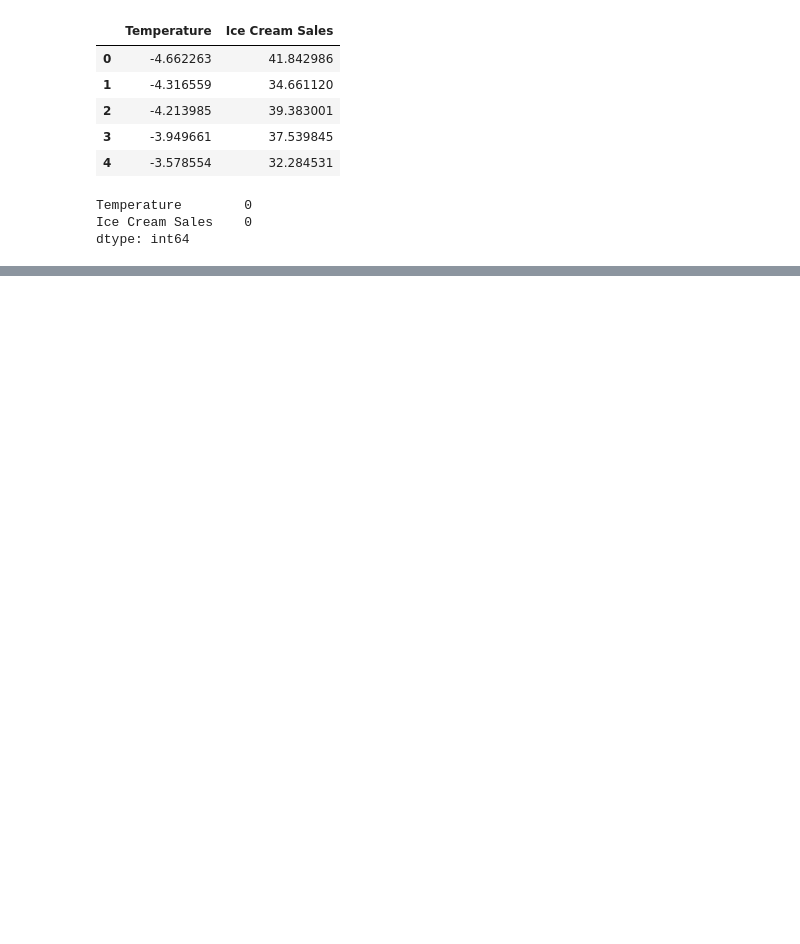
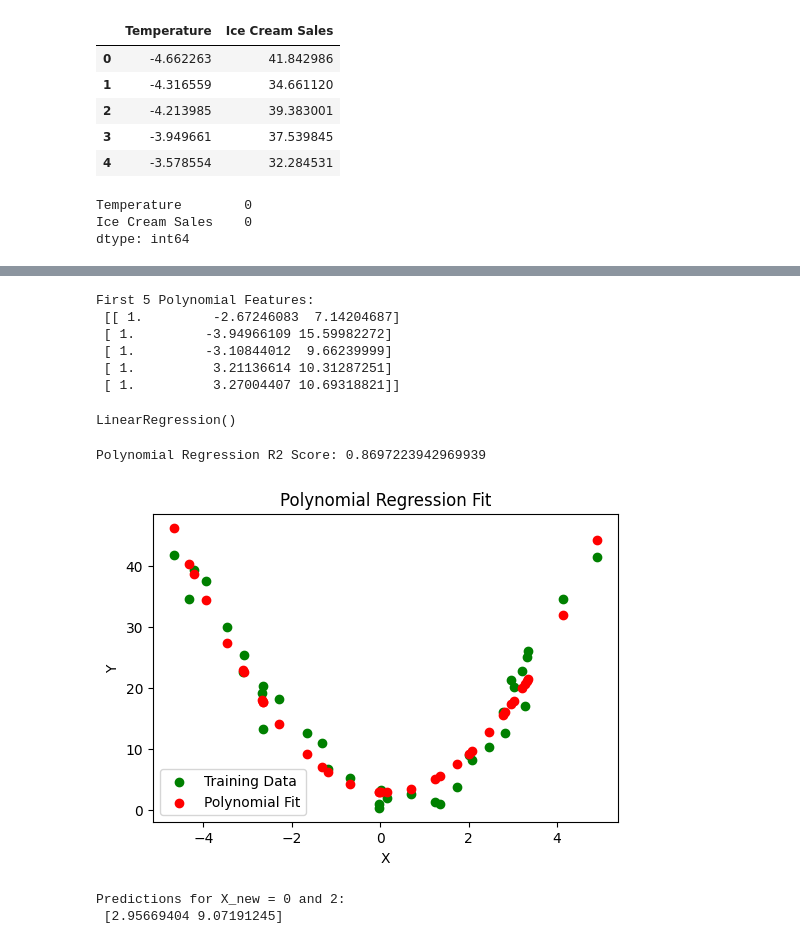
Before and after one commit to ShivamAttri05/Data_Science_Progress, a Jupyter notebook: Machine-Learning/03-Polynomial_Linear_regresson/Practice/PolynomialLinearRegression.ipynb, the cells around one changed output, grey strips where cells are left out. Cells and saved outputs as stored; diff of their text form; code cells hidden in the pictures; blank space fills up the shorter version.

```diff
--- a/Machine-Learning/03-Polynomial_Linear_regresson/Practice/PolynomialLinearRegression.ipynb
+++ b/Machine-Learning/03-Polynomial_Linear_regresson/Practice/PolynomialLinearRegression.ipynb
@@ -43,0 +79,50 @@ NameError: name 'Temperature' is not defined
+# %%
+# Step 6: Polynomial Feature Transformation (degree=2)
+poly = PolynomialFeatures(degree=2, include_bias=True)
+X_train_poly = poly.fit_transform(X_train)
+X_test_poly = poly.transform(X_test)
+
+print("First 5 Polynomial Features:\n", X_train_poly[:5])
+# %% [output]
+First 5 Polynomial Features:
+ [[ 1.         -2.67246083  7.14204687]
+ [ 1.         -3.94966109 15.59982272]
+ [ 1.         -3.10844012  9.66239999]
+ [ 1.          3.21136614 10.31287251]
+ [ 1.          3.27004407 10.69318821]]
+# %%
+# Step 7: Train Polynomial Regression Model
+poly_reg = LinearRegression()
+poly_reg.fit(X_train_poly, y_train)
+# %% [output]
+LinearRegression()
+# %%
+# Step 8: Evaluate Polynomial Regression
+y_pred_poly = poly_reg.predict(X_test_poly)
+score_poly = r2_score(y_test, y_pred_poly)
+
+print("Polynomial Regression R2 Score:", score_poly)
+# %% [output]
+Polynomial Regression R2 Score: 0.8697223942969939
+# %%
+# Step 9: Visualization of Polynomial Fit
+plt.figure(figsize=(6,4))
+plt.scatter(X_train, y_train, color="green", label="Training Data")
+plt.scatter(X_train, poly_reg.predict(X_train_poly), color="red", label="Polynomial Fit")
+plt.xlabel("X")
+plt.ylabel("Y")
+plt.title("Polynomial Regression Fit")
+plt.legend()
+plt.show()
+# %% [output]
+[figure, added]
+# %%
+# Step 10: Prediction for New Data
+X_new = np.array([[0], [2]])
+X_new_poly = poly.transform(X_new)
+y_new = poly_reg.predict(X_new_poly)
+
+print("Predictions for X_new = 0 and 2:\n", y_new)
+# %% [output]
+Predictions for X_new = 0 and 2:
+ [2.95669404 9.07191245]
```
Also changed, not shown: parts of 5 cells of this notebook, 1 other file.
